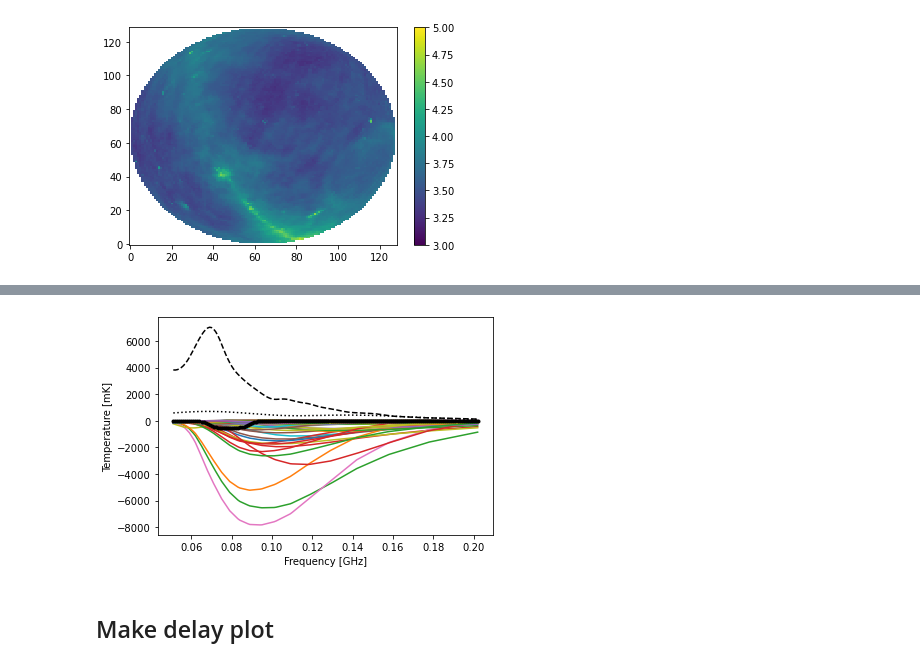
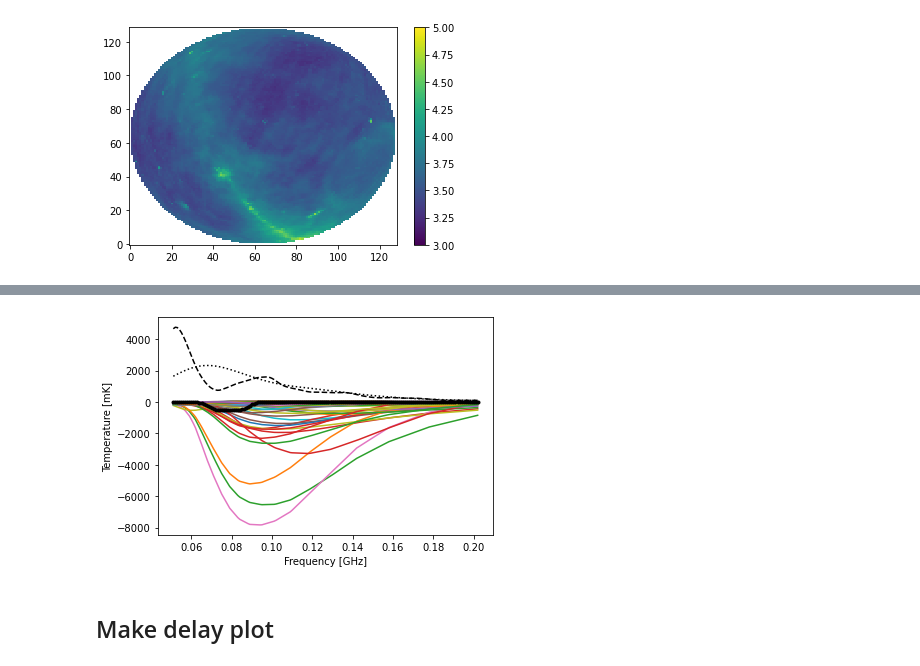
Before and after one commit to christianhbye/eigsep_misc, a Jupyter notebook: mock_vivaldi_analysis/mock_vivaldi_analysis_CHB.ipynb, the cells around one changed output, grey strips where cells are left out. Saved outputs shown, nothing was run; the diff lists cells and outputs as text; code cells hidden in the pictures.

```diff
--- a/mock_vivaldi_analysis/mock_vivaldi_analysis_CHB.ipynb
+++ b/mock_vivaldi_analysis/mock_vivaldi_analysis_CHB.ipynb
@@ -275,9 +303,23 @@ Reading from file
 # %%
-gain = beams[:,NPIX//2+1,NPIX//2+1]
+#gain = beams[:,NPIX//2+1,NPIX//2+1]  # old
+gain = 1  # new
 avg = np.mean(data[-50:], axis=0) / gain
-cal = 180 / avg[np.argmin(np.abs(freqs-0.180))]
+#cal = 180 / avg[np.argmin(np.abs(freqs-0.180))]  # old
+cal = 180 * (freqs/0.180)**(-2.5) / avg  # new
 
 
-gain_dish = beams_dish[:,NPIX//2+1, NPIX//2+1]
+#gain_dish = beams_dish[:,NPIX//2+1, NPIX//2+1]
+gain_dish = 1
 avg_dish = np.mean(data_dish[-50:], axis=0) / gain_dish
-cal_dish = 180 / avg_dish[np.argmin(np.abs(freqs-0.180))]
+#cal_dish = 180 / avg_dish[np.argmin(np.abs(freqs-0.180))]
+cal_dish = 180 * (freqs/0.180)**(-2.5) / avg_dish
+# %%
+m, b = np.polyfit(np.log(freqs), np.log(cal), deg=1)
+cal_fit = np.exp(b)*freqs**m
+print(np.exp(b))
+print(m)  # spectral index
+
+md, bd = np.polyfit(np.log(freqs), np.log(cal_dish), deg=1)
+cal_fit_d = np.exp(bd)*freqs**md
+print(np.exp(bd))
+print(md)  # spectral index
@@ -284,32 +350,35 @@ cal_dish = 180 / avg_dish[np.argmin(np.abs(freqs-0.180))]
 # %%
 def gen_eor(A, nu0, w, tau):
     B = 4 * (freqs - nu0)**2 / w**2 * np.log(-1/tau * np.log((1+np.exp(-tau))/2))
     return -A * (1 - np.exp(-tau * np.exp(B))) / (1 - np.exp(-tau))
 
 prms = {
     'A': 0.52,
     'nu0': 78.3e-3,
     'w': 20.7e-3,
     'tau': 6.5,
 }
 fake_eor = gen_eor(**prms)
 
-idata_dish = cal_dish * data_dish / gain_dish + fake_eor
-idata = cal * data / gain + fake_eor
+# idata_dish = cal_dish * data_dish / gain_dish + fake_eor
+# idata = cal * data / gain + fake_eor
+
+idata_dish = cal_fit_d * data_dish / gain_dish + fake_eor
+idata = cal_fit * data / gain + fake_eor
 
 plt.figure()
 
 for mdl in models:
     plt.plot(freqs, 1e3*mdl)
 plt.plot(freqs, 1e3*fake_eor, 'k.-')
 plt.plot(freqs, idata[0], 'k:')
 plt.plot(freqs, idata_dish[0], 'k--')
 
 plt.xlabel('Frequency [GHz]')
 plt.ylabel('Temperature [mK]')
 plt.show()
 # %% [output]
-[figure, old version]
+[figure, new version]
 # %% [markdown]
 ## Make delay plot
 # %%
```
Also changed, not shown: parts of 22 cells of this notebook.
